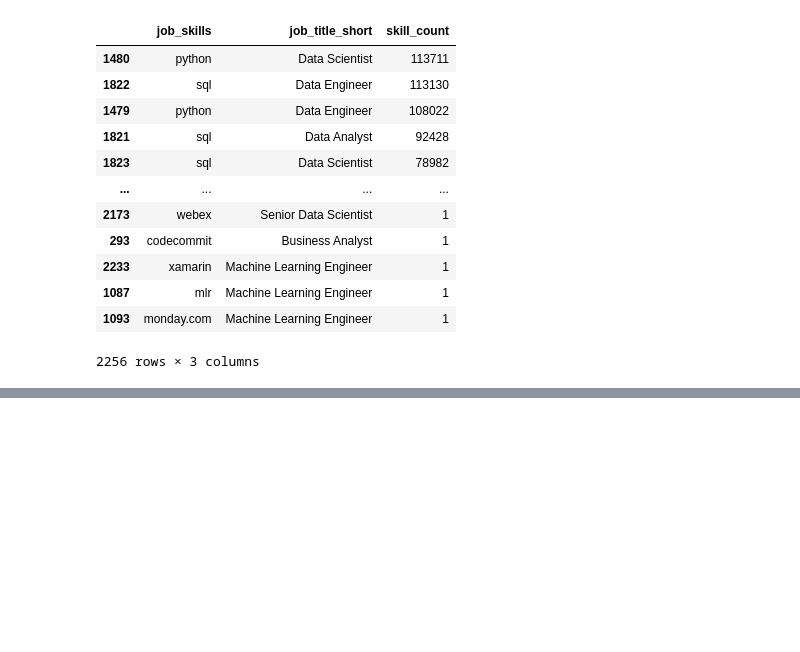
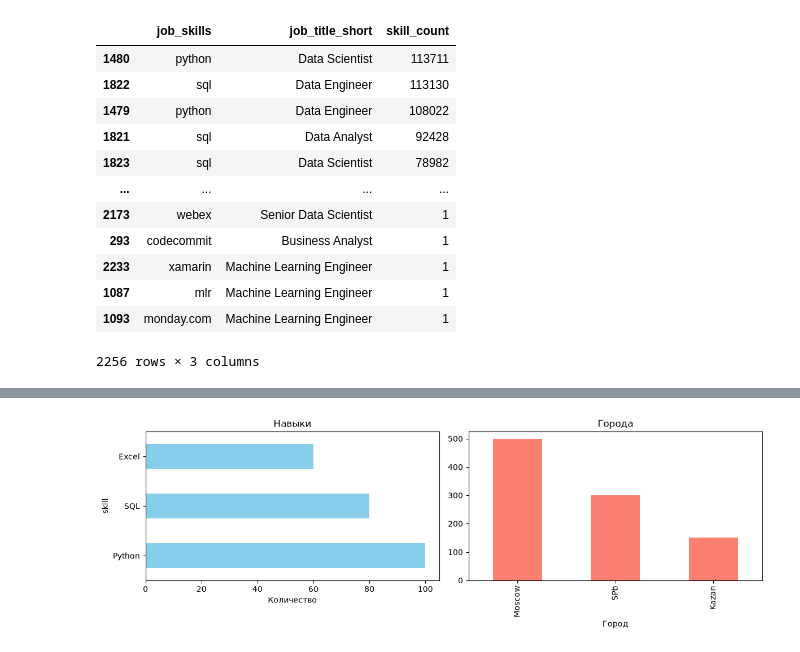
Before and after one commit to Alex-Srv/Python_Data_Analytics, a Jupyter notebook: Python_Data_Project/2_Advanced/11_Pandas_Explode.ipynb, the cells around one changed output, grey strips where cells are left out. Drawn from its saved outputs; the diff is of its cells as text; code cells hidden in the pictures; blank space fills up the shorter version.

```diff
--- a/Python_Data_Project/2_Advanced/11_Pandas_Explode.ipynb
+++ b/Python_Data_Project/2_Advanced/11_Pandas_Explode.ipynb
@@ -120,0 +149,25 @@ Text(0.5, 1.0, 'Top 10 Skills for Data Analyst')
+# %%
+import matplotlib.pyplot as plt
+import pandas as pd
+
+# Тестовые данные
+df1 = pd.DataFrame({'skill': ['Python', 'SQL', 'Excel'], 'count': [100, 80, 60]})
+df2 = pd.DataFrame({'city': ['Moscow', 'SPb', 'Kazan'], 'count': [500, 300, 150]})
+
+# Создаем сетку: 1 строка, 2 колонки
+fig, (ax1, ax2) = plt.subplots(nrows=1, ncols=2, figsize=(12, 4))
+
+# Рисуем первый график в ax1
+df1.plot(kind='barh', x='skill', y='count', ax=ax1, color='skyblue', legend=False)
+ax1.set_title('Навыки')
+ax1.set_xlabel('Количество')
+
+# Рисуем второй график в ax2
+df2.plot(kind='bar', x='city', y='count', ax=ax2, color='salmon', legend=False)
+ax2.set_title('Города')
+ax2.set_xlabel('Город')
+
+plt.tight_layout()
+plt.show()
+# %% [output]
+[figure, added]
```
Also changed, not shown: parts of 2 cells of this notebook.
